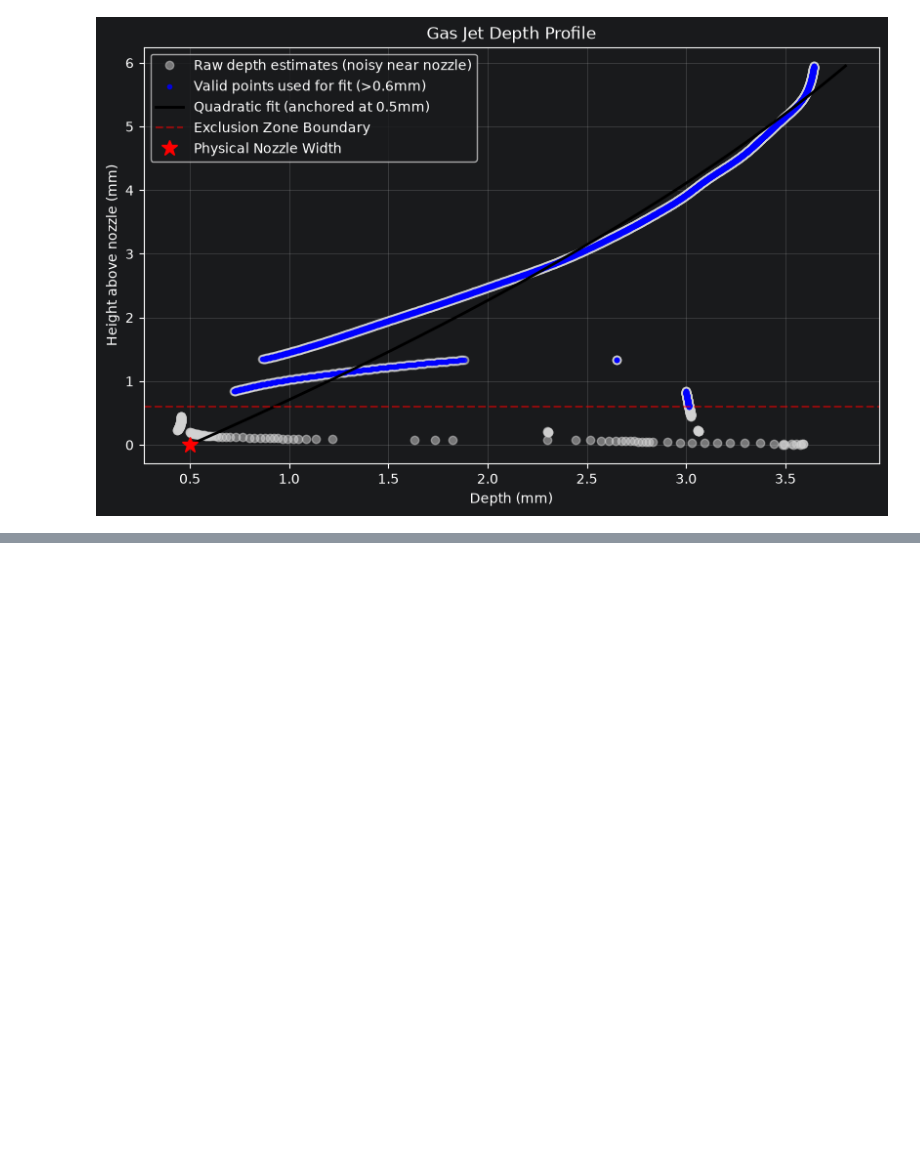
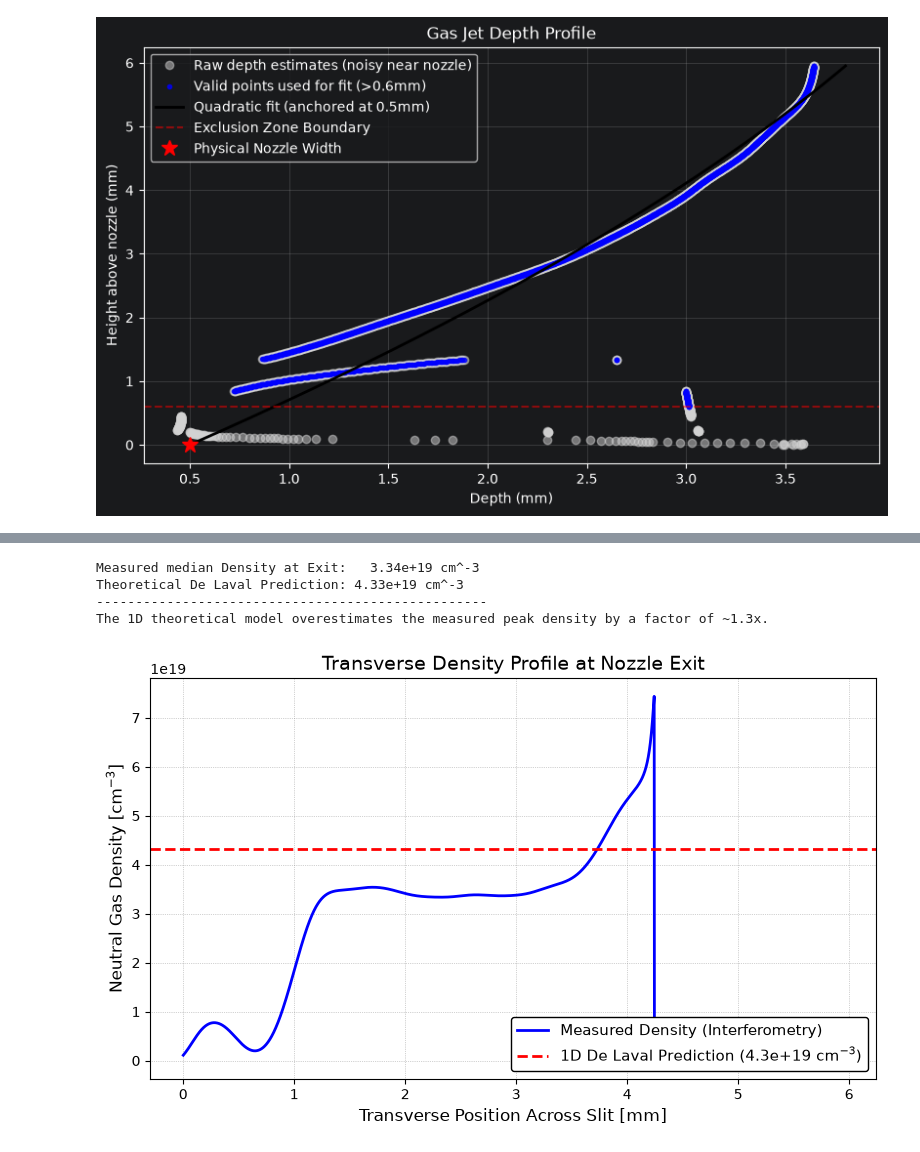
Before and after one commit to MalkaTargetry/nozzle_analysis, a Jupyter notebook: notebooks/nozzle_142.ipynb, the cells around one changed output, grey strips where cells are left out. Saved outputs shown, nothing was run; the diff lists cells and outputs as text; code cells hidden in the pictures; blank space fills up the shorter version.

```diff
--- a/notebooks/nozzle_142.ipynb
+++ b/notebooks/nozzle_142.ipynb
@@ -131,0 +151,66 @@ plt.show()
+# %%
+# --- Compare Measured vs. Theoretical Density at Nozzle Exit ---
+import matplotlib.pyplot as plt
+import numpy as np
+
+# Since 'density_map' is already cropped to the region above the nozzle,
+# the exit corresponds to the 0th row.
+edge_z_pixel = 0
+
+# Extract the horizontal lineout across the nozzle opening (between x_left and x_right)
+measured_exit_lineout = density_map[edge_z_pixel, int(x_left):int(x_right)]
+
+# Find the median measured density right at the exit
+measured_median_density = np.median(measured_exit_lineout)
+
+# Theoretical baseline calculated from 1D De Laval isentropic flow (30 bar backing pressure)
+theoretical_peak_density = 4.33e19 # cm^-3
+
+# Calculate the discrepancy ratio
+ratio = theoretical_peak_density / measured_median_density
+
+print(f"Measured median Density at Exit:   {measured_median_density:.2e} cm^-3")
+print(f"Theoretical De Laval Prediction: {theoretical_peak_density:.2e} cm^-3")
+print("-" * 50)
+print(f"The 1D theoretical model overestimates the measured mean density by a factor of ~{ratio:.1f}x.")
+
+# --- Plotting ---
+# Create an x-axis in millimeters based on your previously defined px_to_mm
+x_axis_mm = np.arange(len(measured_exit_lineout)) * px_to_mm
+
+# Explicitly set the figure background to white
+fig, ax = plt.subplots(figsize=(8, 5), facecolor="white")
+ax.set_facecolor("white")
+
+# Plot the empirical measurement
+ax.plot(x_axis_mm, measured_exit_lineout, label="Measured Density (Interferometry)", color="blue", linewidth=2)
+
+# Plot the theoretical prediction as a constant threshold
+ax.axhline(y=theoretical_peak_density, color="red", linestyle="--", linewidth=2,
+            label=f"1D De Laval Prediction ({theoretical_peak_density:.1e} cm$^{{-3}}$)")
+
+# Formatting - Forcing colors to black for dark mode IDEs
+ax.set_title("Transverse Density Profile at Nozzle Exit", fontsize=14, color="black")
+ax.set_xlabel("Transverse Position Across Slit [mm]", fontsize=12, color="black")
+ax.set_ylabel("Neutral Gas Density [cm$^{-3}$]", fontsize=12, color="black")
+ax.tick_params(colors="black")
+
+# Force the plot borders (spines) to be black
+for spine in ax.spines.values():
+    spine.set_color("black")
+
+ax.grid(True, linestyle=":", alpha=0.7, color="gray")
+
+# Place legend in the bottom right and force text to black
+legend = ax.legend(loc="lower right", fontsize=11, facecolor="white", framealpha=1.0, edgecolor="black")
+for text in legend.get_texts():
+    text.set_color("black")
+
+plt.tight_layout()
+plt.show()
+# %% [output]
+Measured median Density at Exit:   3.34e+19 cm^-3
+Theoretical De Laval Prediction: 4.33e+19 cm^-3
+--------------------------------------------------
+The 1D theoretical model overestimates the measured peak density by a factor of ~1.3x.
+[figure, added]
```
Also changed, not shown: parts of 4 cells of this notebook.
